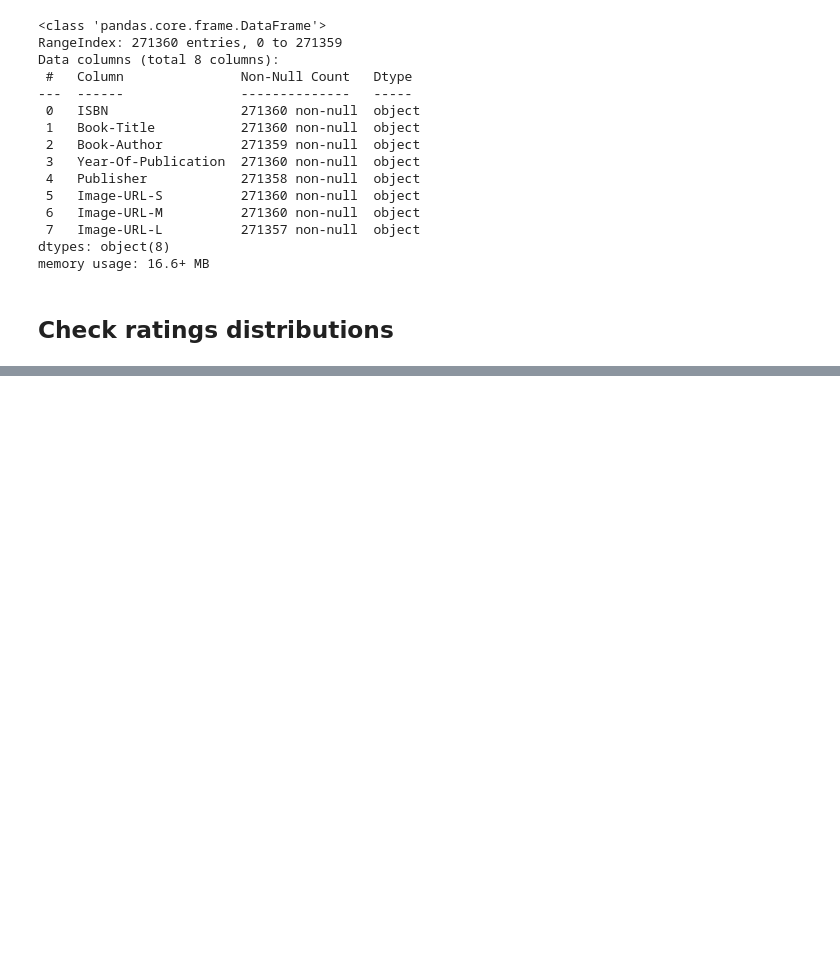
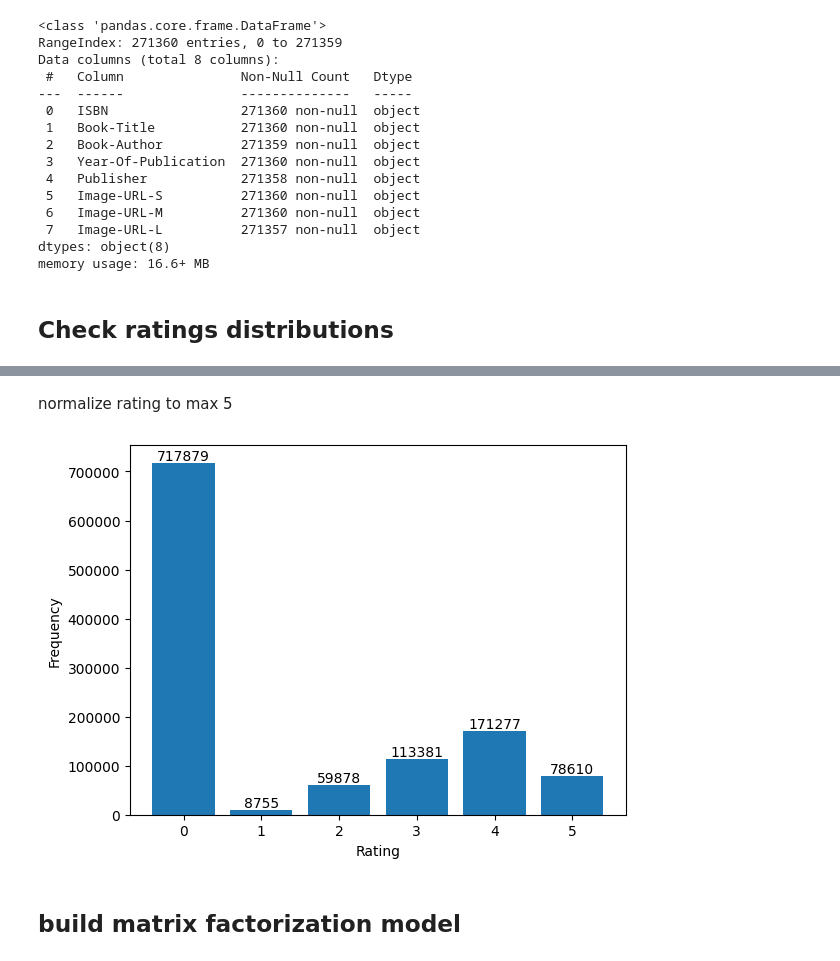
Before and after one commit to AyalSwaid/BookRecSys, a Jupyter notebook: recSysNotebook.ipynb, the cells around one changed output, grey strips where cells are left out. Saved outputs shown, nothing was run; the diff lists cells and outputs as text; code cells hidden in the pictures; blank space fills up the shorter version.

Commit message:
built rec system model (bad)

```diff
--- a/recSysNotebook.ipynb
+++ b/recSysNotebook.ipynb
@@ -95,0 +96,10 @@ ax.bar_label(bars)
+# %% [markdown]
+normalize rating to max 5
+# %%
+# r = ratings.copy()
+ratings["rating"] = ratings["rating"].apply(lambda e: e//2)
+show_ratings_dist()
+# %% [output]
+[figure, added]
+# %% [markdown]
+## build matrix factorization model
```
Also changed, not shown: parts of 5 cells of this notebook.
